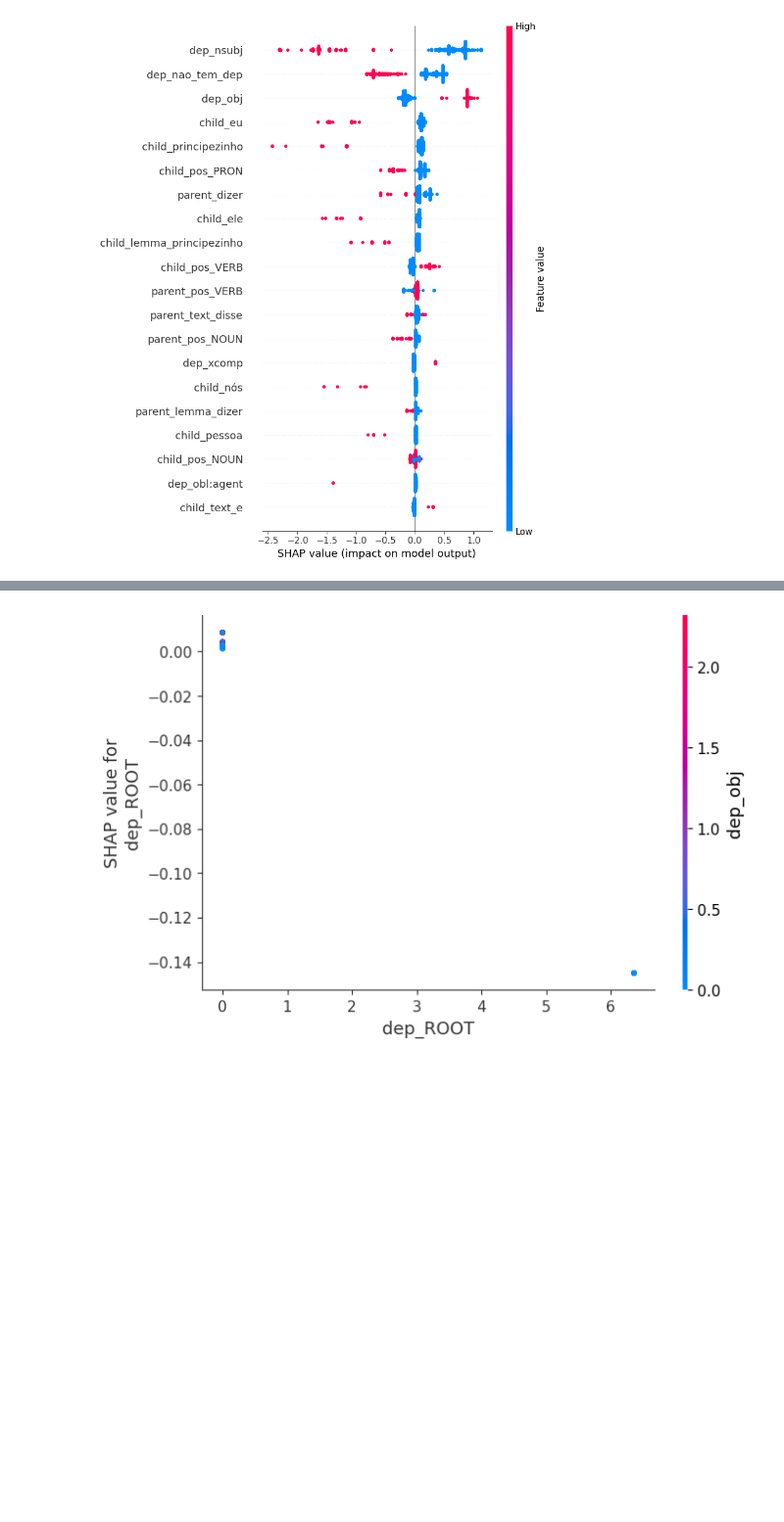
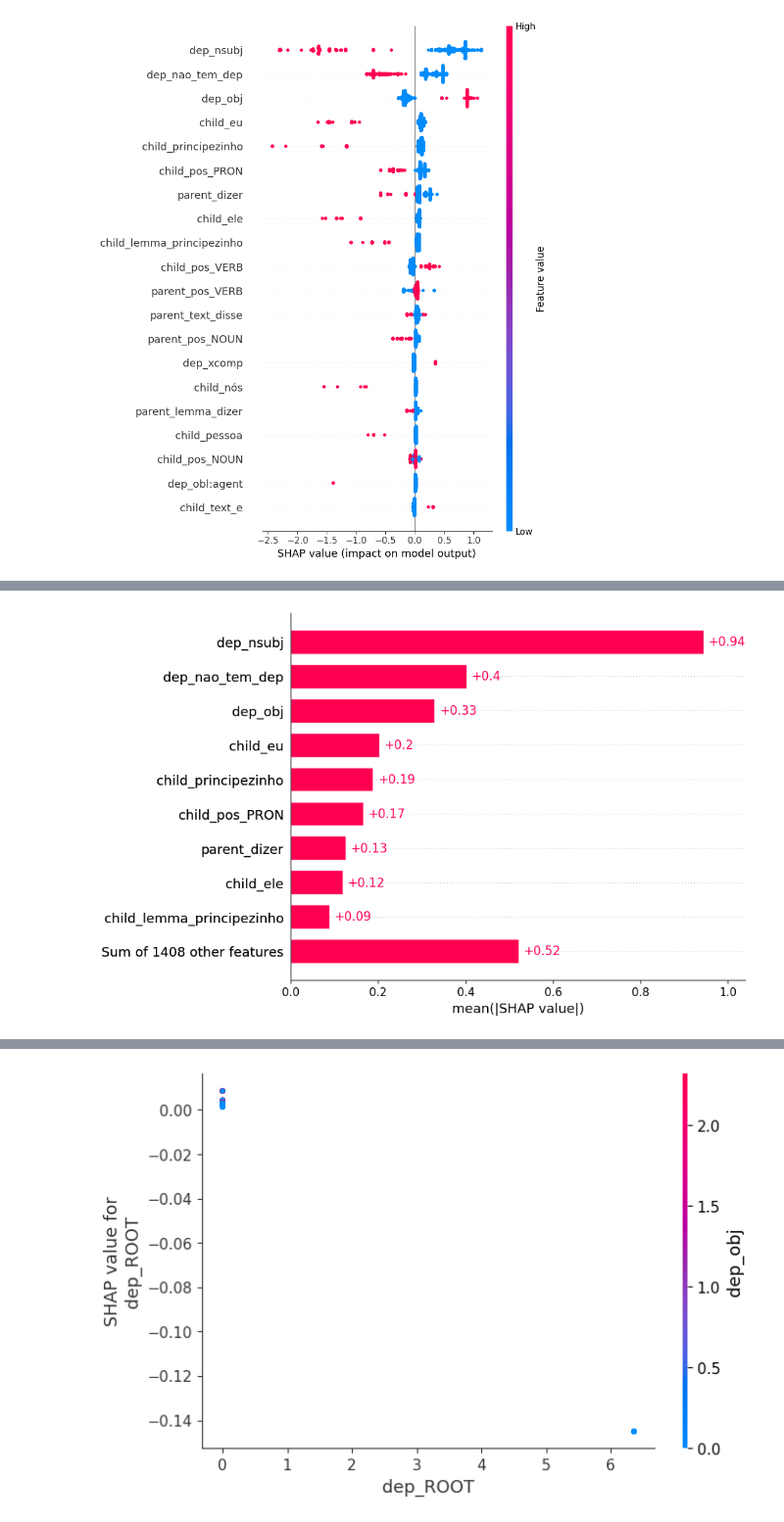
Before and after one commit to semcovici/AMR-BP-prediction, a Jupyter notebook: notebooks/2.0-classification.ipynb, the cells around one changed output, grey strips where cells are left out. Shown at 98% size. Cells and saved outputs as stored; diff of their text form; code cells hidden in the pictures; blank space fills up the shorter version.

```diff
--- a/notebooks/2.0-classification.ipynb
+++ b/notebooks/2.0-classification.ipynb
@@ -529,0 +512,5 @@ plt.show()
+# %%
+# By default a SHAP bar plot will take the mean absolute value of each feature over all the instances (rows) of the dataset.
+shap.plots.bar(sh)
+# %% [output]
+[figure, added]
```
Also changed, not shown: parts of 5 cells of this notebook, 4 other files.
